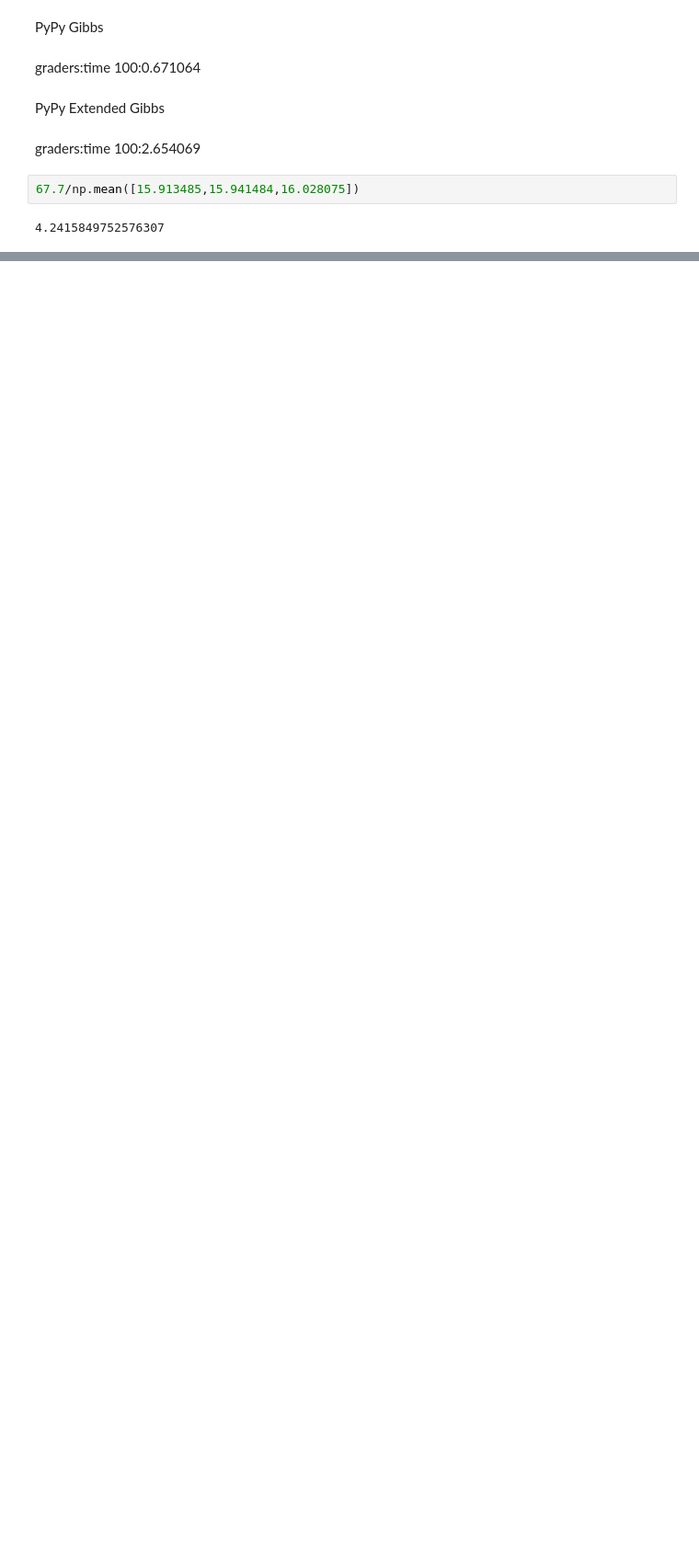
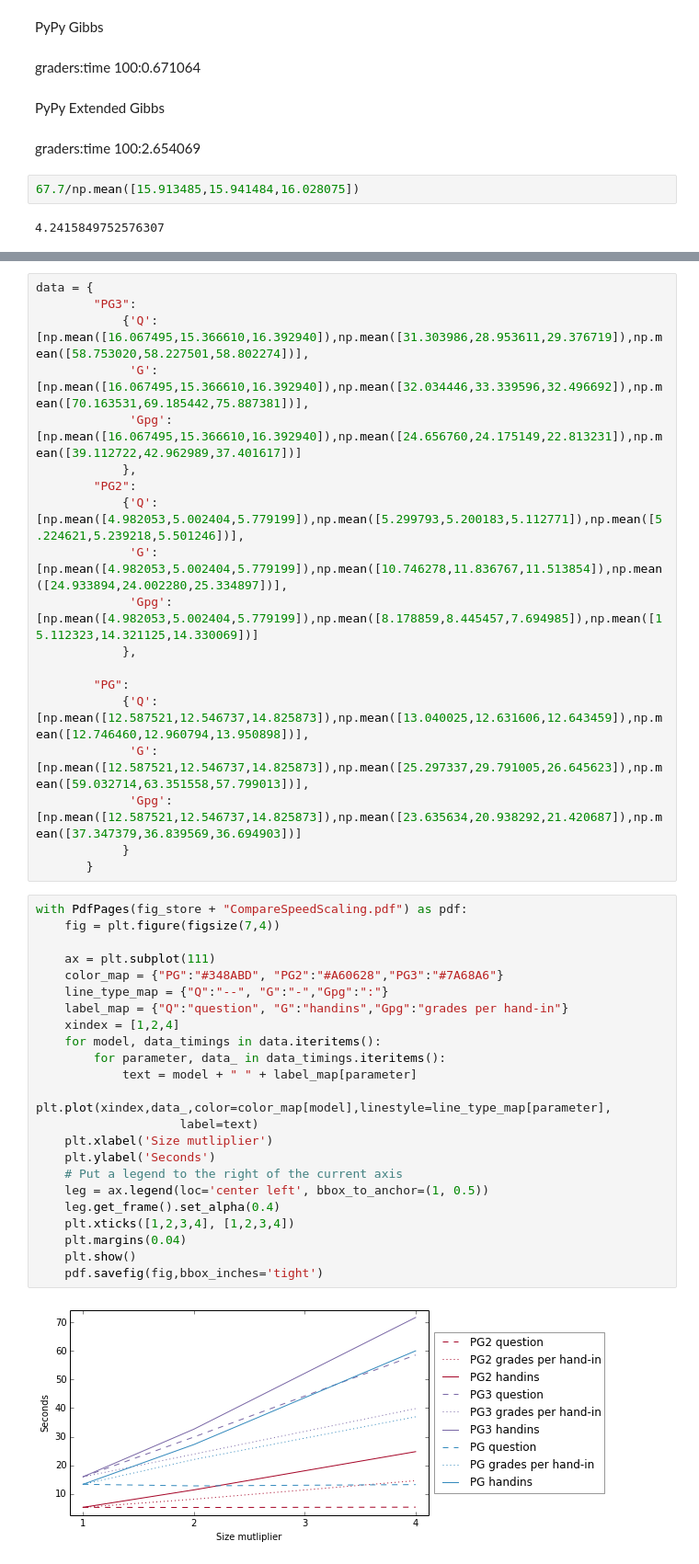
Before and after one commit to TomMalow/pymcmodels, a Jupyter notebook: Time Compare.ipynb, the cells around one changed output, grey strips where cells are left out. Shown at 92% size. Saved outputs shown, nothing was run; the diff lists cells and outputs as text; blank space fills up the shorter version.

```diff
--- a/Time Compare.ipynb
+++ b/Time Compare.ipynb
@@ -195,0 +140,44 @@ with PdfPages(fig_store + "CompareSpeedScaling.pdf") as pdf:
+# %%
+data = {
+        "PG3":
+            {'Q':[np.mean([16.067495,15.366610,16.392940]),np.mean([31.303986,28.953611,29.376719]),np.mean([58.753020,58.227501,58.802274])],
+             'G':[np.mean([16.067495,15.366610,16.392940]),np.mean([32.034446,33.339596,32.496692]),np.mean([70.163531,69.185442,75.887381])],
+             'Gpg':[np.mean([16.067495,15.366610,16.392940]),np.mean([24.656760,24.175149,22.813231]),np.mean([39.112722,42.962989,37.401617])]
+            },
+        "PG2":
+            {'Q':[np.mean([4.982053,5.002404,5.779199]),np.mean([5.299793,5.200183,5.112771]),np.mean([5.224621,5.239218,5.501246])],
+             'G':[np.mean([4.982053,5.002404,5.779199]),np.mean([10.746278,11.836767,11.513854]),np.mean([24.933894,24.002280,25.334897])],
+             'Gpg':[np.mean([4.982053,5.002404,5.779199]),np.mean([8.178859,8.445457,7.694985]),np.mean([15.112323,14.321125,14.330069])]
+            },
+
+        "PG":
+            {'Q':[np.mean([12.587521,12.546737,14.825873]),np.mean([13.040025,12.631606,12.643459]),np.mean([12.746460,12.960794,13.950898])],
+             'G':[np.mean([12.587521,12.546737,14.825873]),np.mean([25.297337,29.791005,26.645623]),np.mean([59.032714,63.351558,57.799013])],
+             'Gpg':[np.mean([12.587521,12.546737,14.825873]),np.mean([23.635634,20.938292,21.420687]),np.mean([37.347379,36.839569,36.694903])]
+            }
+       }
+# %%
+with PdfPages(fig_store + "CompareSpeedScaling.pdf") as pdf:
+    fig = plt.figure(figsize(7,4))
+
+    ax = plt.subplot(111)
+    color_map = {"PG":"#348ABD", "PG2":"#A60628","PG3":"#7A68A6"}
+    line_type_map = {"Q":"--", "G":"-","Gpg":":"}
+    label_map = {"Q":"question", "G":"handins","Gpg":"grades per hand-in"}
+    xindex = [1,2,4]
+    for model, data_timings in data.iteritems():
+        for parameter, data_ in data_timings.iteritems():
+            text = model + " " + label_map[parameter]
+            plt.plot(xindex,data_,color=color_map[model],linestyle=line_type_map[parameter],
+                    label=text)
+    plt.xlabel('Size mutliplier')
+    plt.ylabel('Seconds')
+    # Put a legend to the right of the current axis
+    leg = ax.legend(loc='center left', bbox_to_anchor=(1, 0.5))
+    leg.get_frame().set_alpha(0.4)
+    plt.xticks([1,2,3,4], [1,2,3,4])
+    plt.margins(0.04)
+    plt.show()
+    pdf.savefig(fig,bbox_inches='tight')
+# %% [output]
+[figure, added]
```
Also changed, not shown: parts of 16 cells of this notebook, 4 other files.
